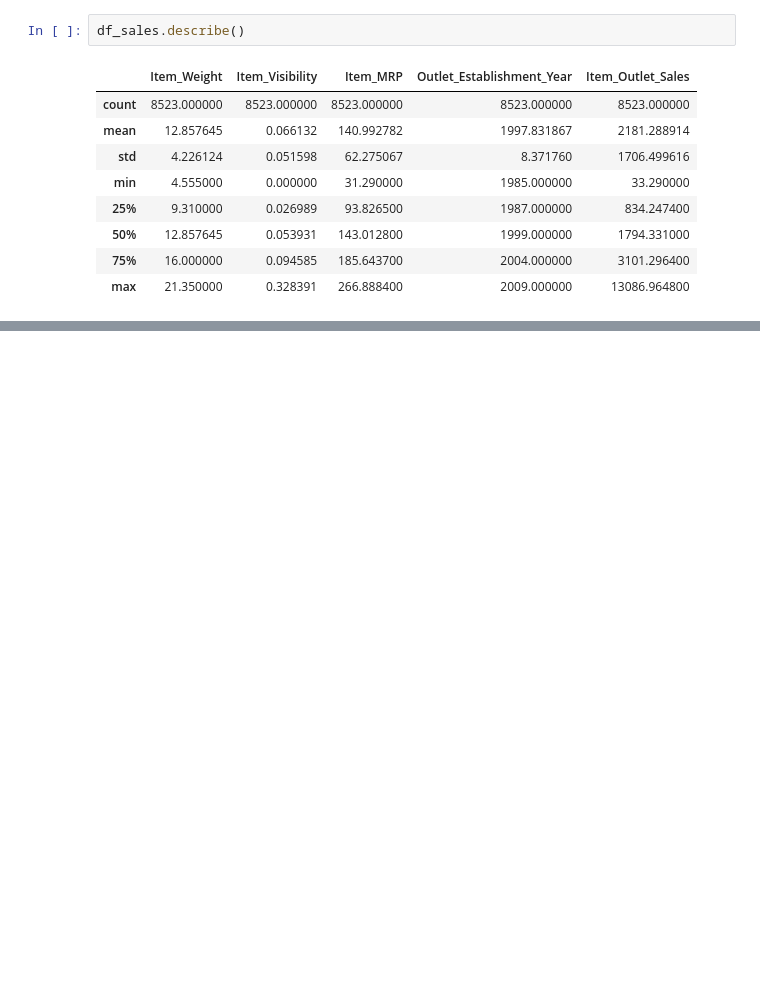
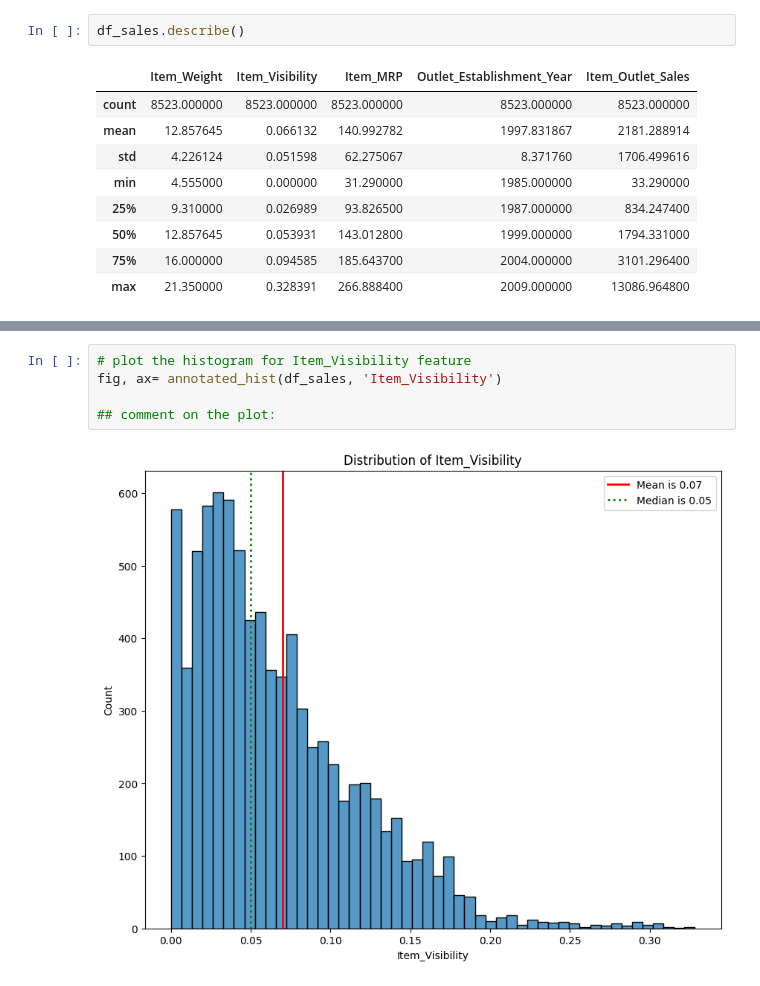
Before and after one commit to FoozBarakat/Prediction-of-Product-Sales, a Jupyter notebook: Prediction_of_Product_Sales.ipynb, the cells around one changed output, grey strips where cells are left out. Saved outputs shown, nothing was run; the diff lists cells and outputs as text; blank space fills up the shorter version.

```diff
--- a/Prediction_of_Product_Sales.ipynb
+++ b/Prediction_of_Product_Sales.ipynb
@@ -284,0 +332,7 @@ df_sales.describe()
+# %%
+# plot the histogram for Item_Visibility feature
+fig, ax= annotated_hist(df_sales, 'Item_Visibility')
+
+## comment on the plot:
+# %% [output]
+[figure, added]
```
Also changed, not shown: parts of 36 cells of this notebook.
